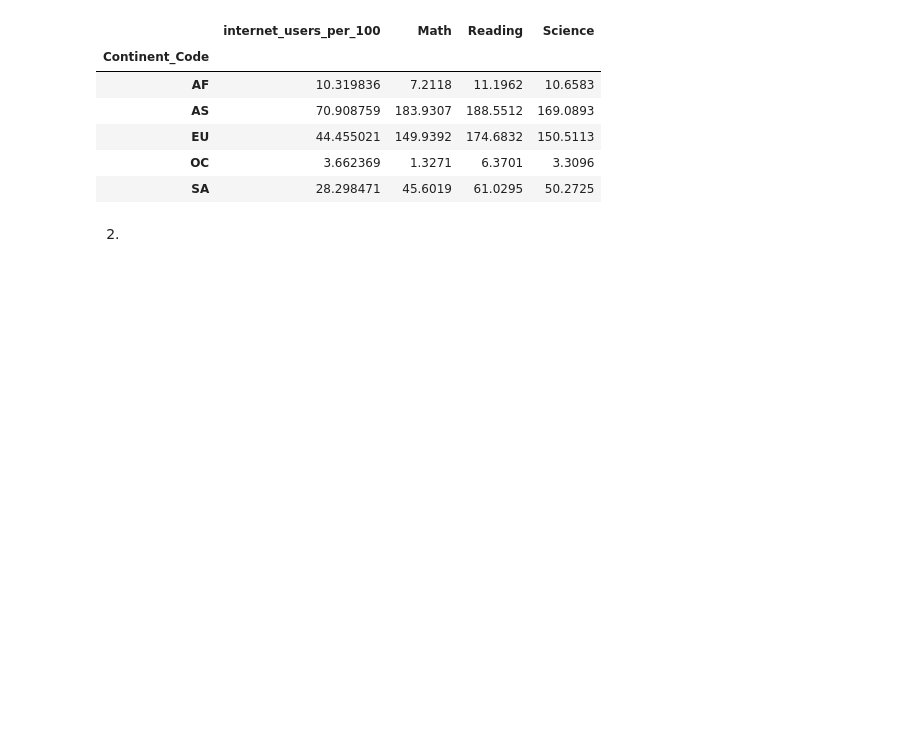
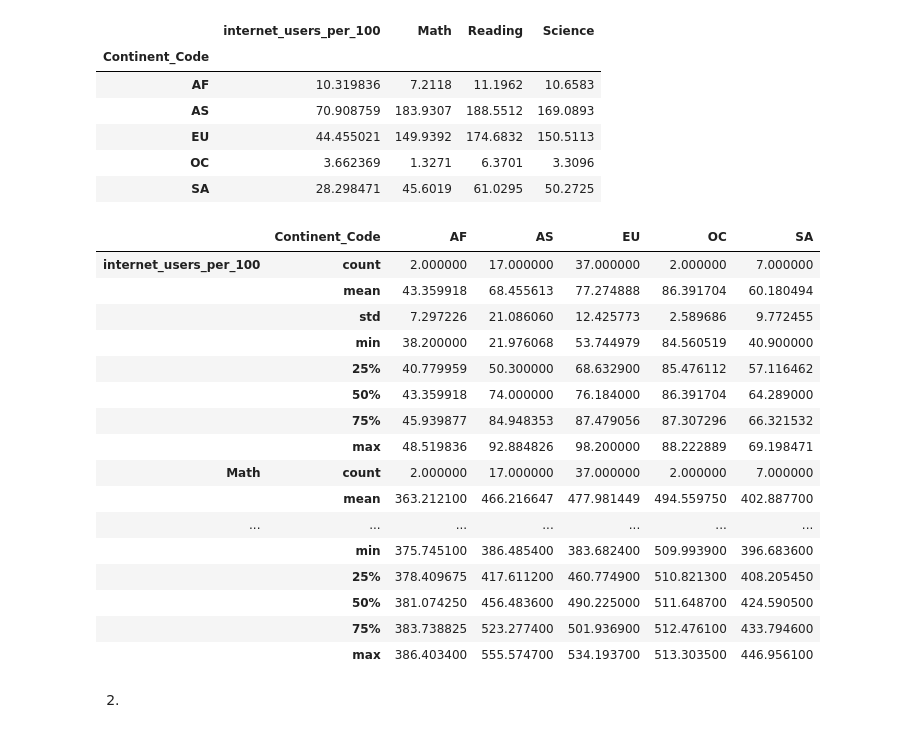
Before and after one commit to Ertugrul-Kurubal/Statistics-With-Python, a Jupyter notebook: Statistics Assignment-4 (Hypothesis Testing).ipynb, the cells around one changed output. Drawn from its saved outputs; the diff is of its cells as text; code cells hidden in the pictures; blank space fills up the shorter version.

```diff
--- a/Statistics Assignment-4 (Hypothesis Testing).ipynb
+++ b/Statistics Assignment-4 (Hypothesis Testing).ipynb
@@ -197,6 +197,26 @@ a[["internet_users_per_100","Math","Reading","Science"]]-b[["internet_users_per_
 | EU | 44.455021 | 149.9392 | 174.6832 | 150.5113 |
 | OC | 3.662369 | 1.3271 | 6.3701 | 3.3096 |
 | SA | 28.298471 | 45.6019 | 61.0295 | 50.2725 |
+# %%
+pisa.groupby("Continent_Code").describe().T
+# %% [output]
+|  | Continent_Code | AF | AS | EU | OC | SA |
+| internet_users_per_100 | count | 2.000000 | 17.000000 | 37.000000 | 2.000000 | 7.000000 |
+|  | mean | 43.359918 | 68.455613 | 77.274888 | 86.391704 | 60.180494 |
+|  | std | 7.297226 | 21.086060 | 12.425773 | 2.589686 | 9.772455 |
+|  | min | 38.200000 | 21.976068 | 53.744979 | 84.560519 | 40.900000 |
+|  | 25% | 40.779959 | 50.300000 | 68.632900 | 85.476112 | 57.116462 |
+|  | 50% | 43.359918 | 74.000000 | 76.184000 | 86.391704 | 64.289000 |
+|  | 75% | 45.939877 | 84.948353 | 87.479056 | 87.307296 | 66.321532 |
+|  | max | 48.519836 | 92.884826 | 98.200000 | 88.222889 | 69.198471 |
+| Math | count | 2.000000 | 17.000000 | 37.000000 | 2.000000 | 7.000000 |
+|  | mean | 363.212100 | 466.216647 | 477.981449 | 494.559750 | 402.887700 |
+| ... | ... | ... | ... | ... | ... | ... |
+|  | min | 375.745100 | 386.485400 | 383.682400 | 509.993900 | 396.683600 |
+|  | 25% | 378.409675 | 417.611200 | 460.774900 | 510.821300 | 408.205450 |
+|  | 50% | 381.074250 | 456.483600 | 490.225000 | 511.648700 | 424.590500 |
+|  | 75% | 383.738825 | 523.277400 | 501.936900 | 512.476100 | 433.794600 |
+|  | max | 386.403400 | 555.574700 | 534.193700 | 513.303500 | 446.956100 |
 # %% [markdown]
 2.
 # %%
```
Also changed, not shown: parts of 5 cells of this notebook.
